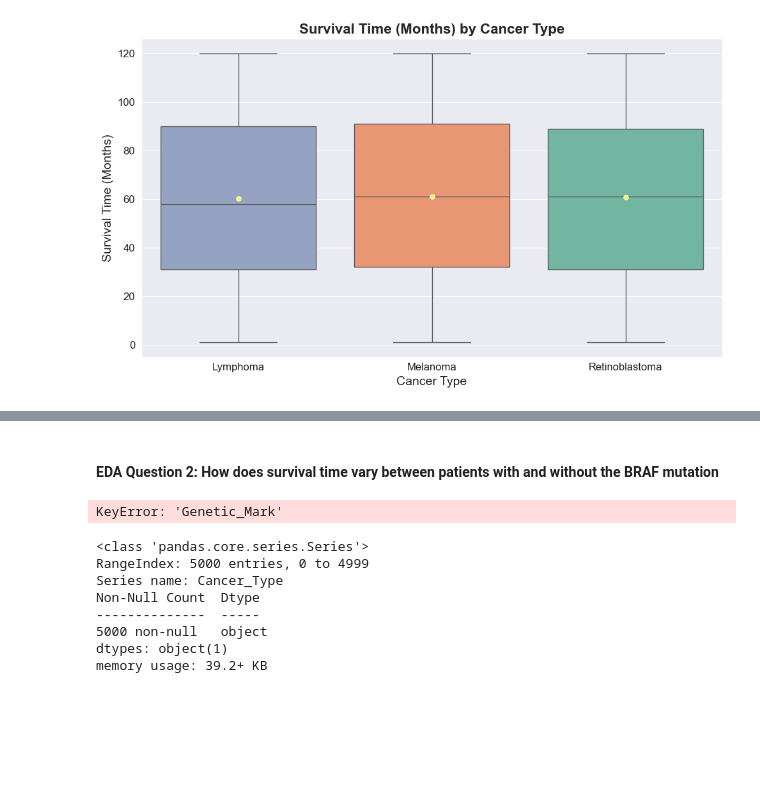
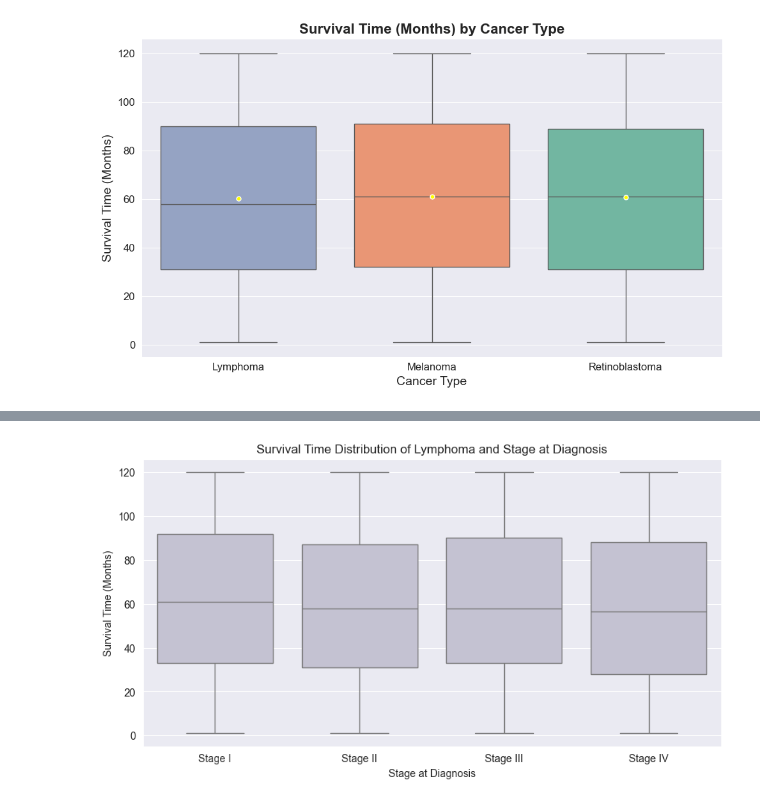
Before and after one commit to Kamote35/CSMODEL-S20-pandas-Salle-, a Jupyter notebook: [CSMODEL]Pandas_Salle_WithExplanations(Visualizations).ipynb, the cells around one changed output, grey strips where cells are left out. Drawn from its saved outputs; the diff is of its cells as text; code cells hidden in the pictures; blank space fills up the shorter version.

```diff
--- a/[CSMODEL]Pandas_Salle_WithExplanations(Visualizations).ipynb
+++ b/[CSMODEL]Pandas_Salle_WithExplanations(Visualizations).ipynb
@@ -316,11 +372,0 @@ Passing `palette` without assigning `hue` is deprecated and will be removed in v
-# %% [markdown]
-#### **EDA Question 2: How does survival time vary between patients with and without the BRAF mutation**
-# %%
-eye_cancer_df.boxplot(column='Survival_Time_Months', by='Genetic_Mark', figsize=(10, 6))
-plt.title('Survival Time in Months by Cancer Type')
-plt.suptitle('')
-plt.xlabel('Cancer Type')
-plt.ylabel('Survival Time in Months')
-plt.show()
-# %% [output]
-KeyError: 'Genetic_Mark'
@@ -329,11 +373,18 @@ eye_cancer_df.boxplot(column='Survival_Time_Months', by='Stage', figsize=(10, 6)
-# %%
-eye_cancer_df['Cancer_Type'].info()
-# %% [output]
-<class 'pandas.core.series.Series'>
-RangeIndex: 5000 entries, 0 to 4999
-Series name: Cancer_Type
-Non-Null Count  Dtype
---------------  -----
-5000 non-null   object
-dtypes: object(1)
-memory usage: 39.2+ KB
+# %%
+plt.figure(figsize=(10, 5))
+
+lymphoma_df = eye_cancer_df[eye_cancer_df['Cancer_Type'] == 'Lymphoma']
+ax = sns.boxplot(
+    data=lymphoma_df,
+    x='Stage_at_Diagnosis',
+    y='Survival_Time_Months',
+    order=stage_order,
+    color='#c2bfd5'
+    )
+
+plt.title("Survival Time Distribution of Lymphoma and Stage at Diagnosis")
+plt.xlabel("Stage at Diagnosis")
+plt.ylabel("Survival Time (Months)")
+plt.show()
+# %% [output]
+[figure, added]
```
Also changed, not shown: parts of 21 cells of this notebook.
